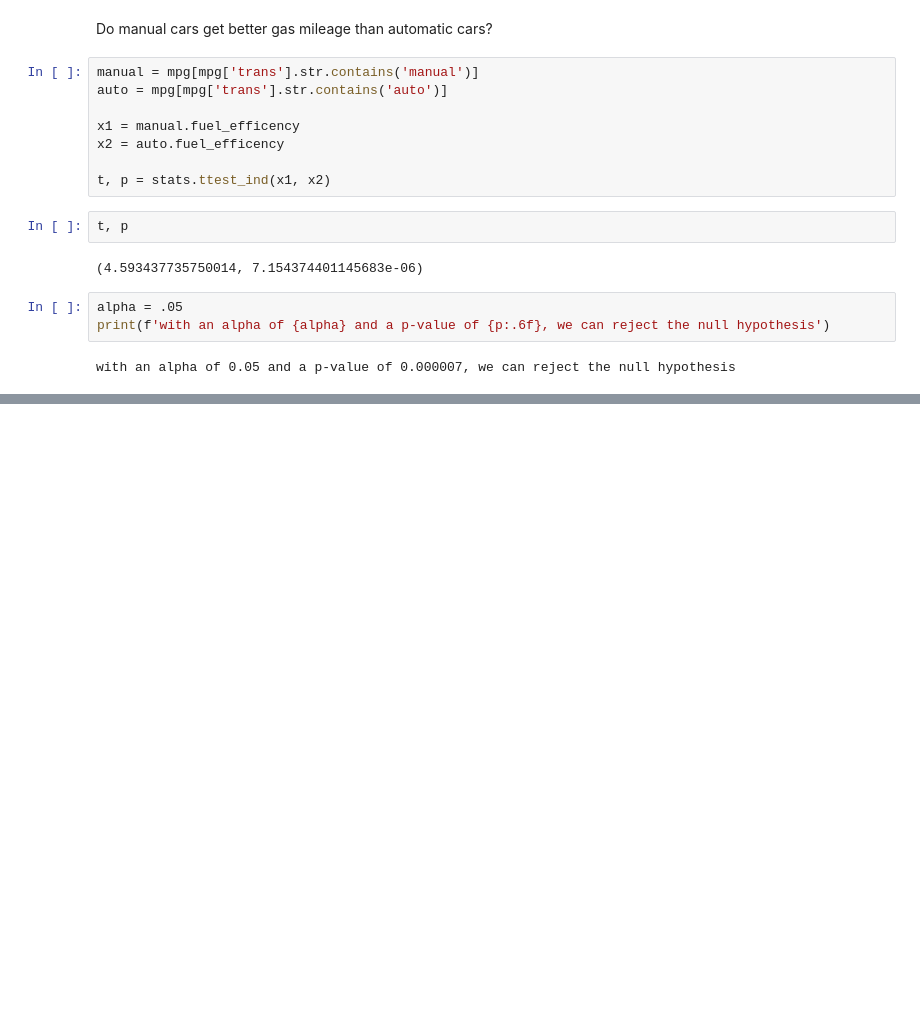
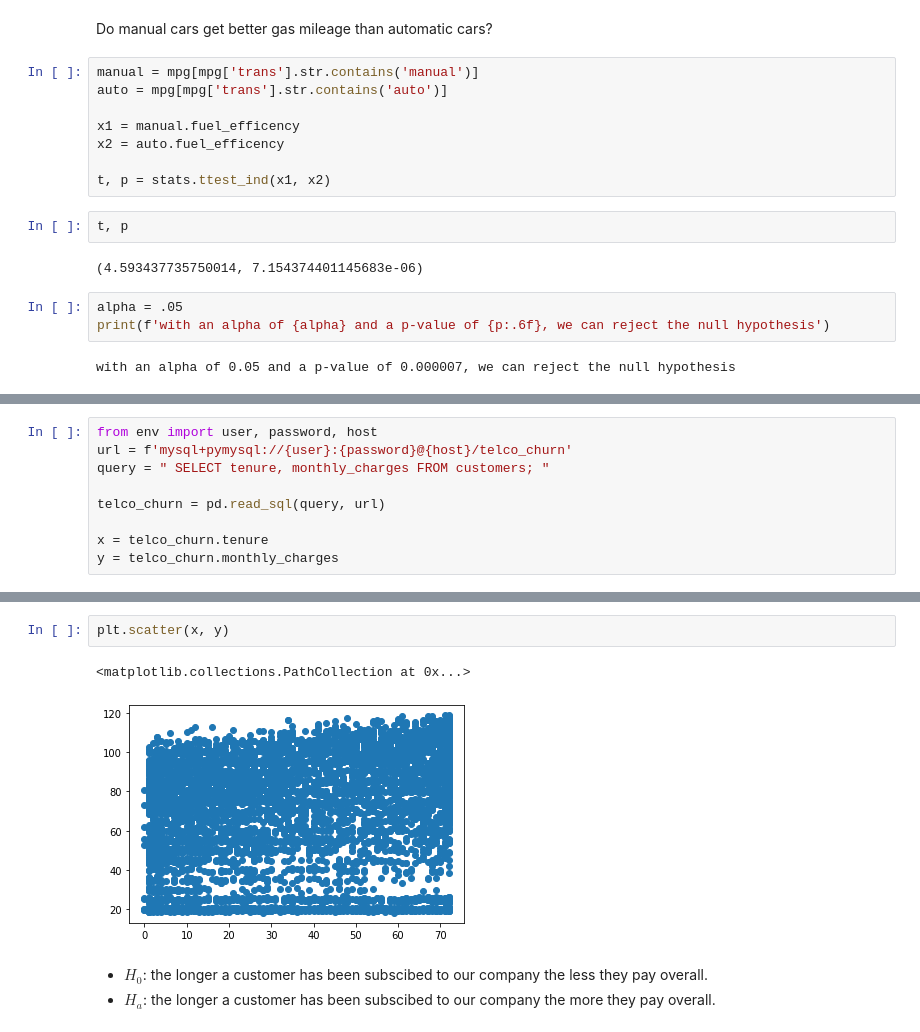
Before and after one commit to jivemachine/statistics-exercises, a Jupyter notebook: hypothesis_testing.ipynb, the cells around one changed output, grey strips where cells are left out. Cells and saved outputs as stored; diff of their text form; blank space fills up the shorter version.

```diff
--- a/hypothesis_testing.ipynb
+++ b/hypothesis_testing.ipynb
@@ -166,0 +184,9 @@ with an alpha of 0.05 and a p-value of 0.000007, we can reject the null hypothes
+# %%
+from env import user, password, host
+url = f'mysql+pymysql://{user}:{password}@{host}/telco_churn'
+query = " SELECT tenure, monthly_charges FROM customers; "
+
+telco_churn = pd.read_sql(query, url)
+
+x = telco_churn.tenure
+y = telco_churn.monthly_charges
@@ -166,0 +201,8 @@ with an alpha of 0.05 and a p-value of 0.000007, we can reject the null hypothes
+# %%
+plt.scatter(x, y)
+# %% [output]
+<matplotlib.collections.PathCollection at 0x...>
+[figure, added]
+# %% [markdown]
+- $H_0$: the longer a customer has been subscibed to our company the less they pay overall.
+- $H_a$: the longer a customer has been subscibed to our company the more they pay overall.
```
Also changed, not shown: parts of 74 cells of this notebook.
